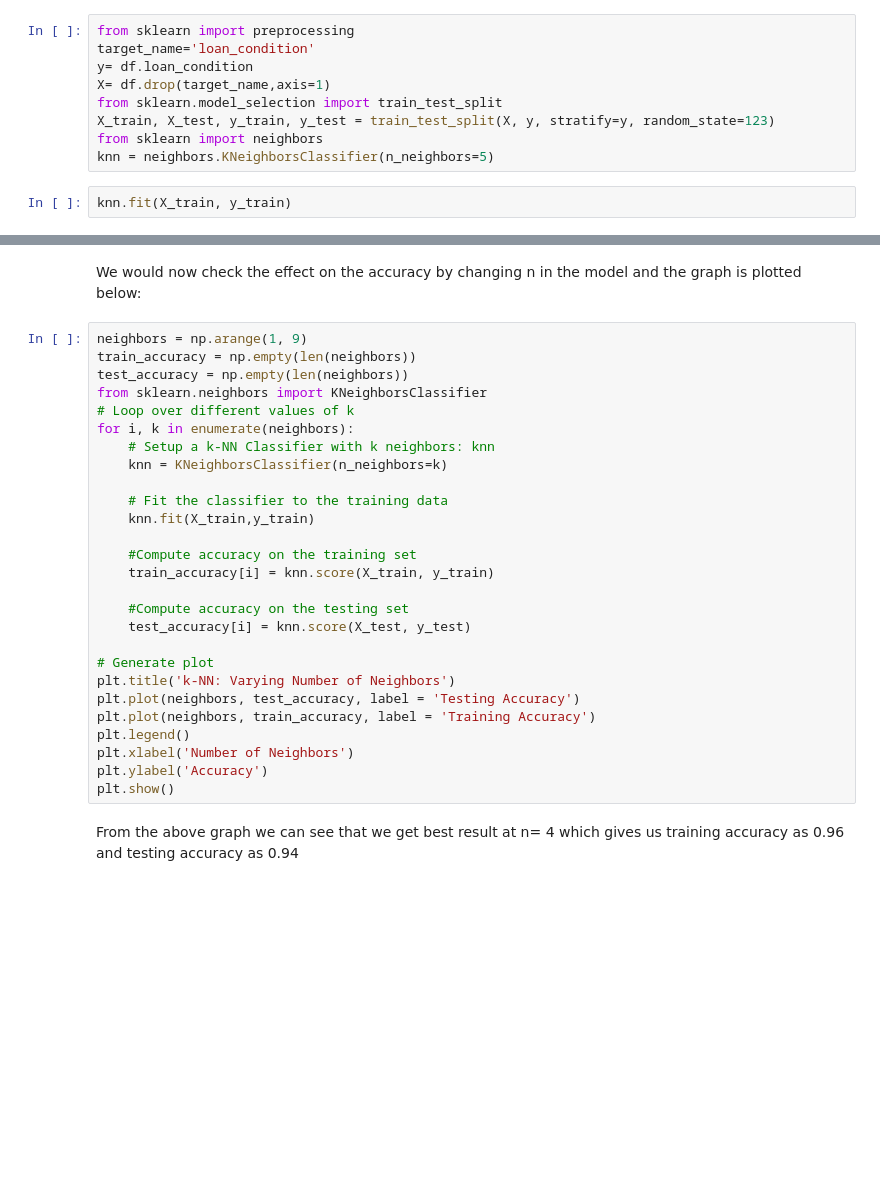
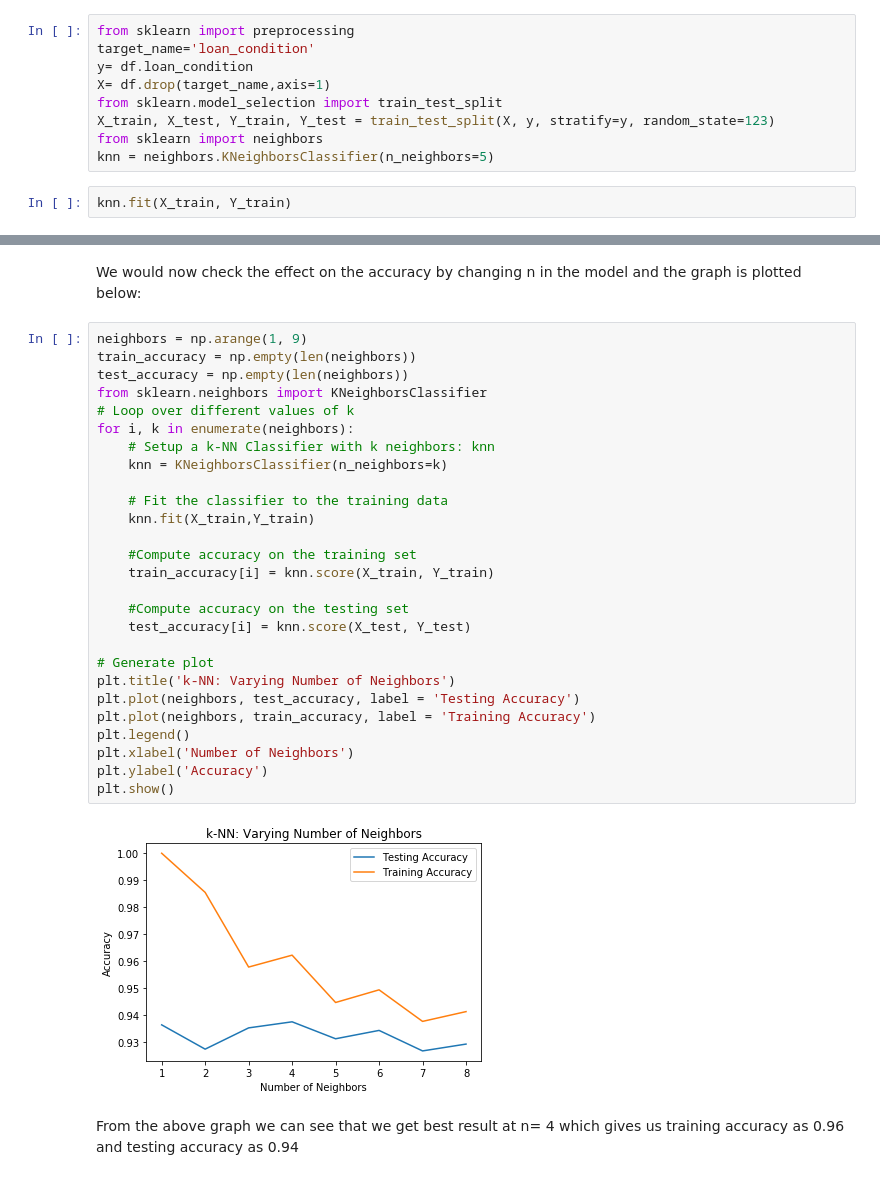
Before and after one commit to nishimishra71/Python, a Jupyter notebook: Capstone_sample.ipynb, the cells around one changed output, grey strips where cells are left out. Cells and saved outputs as stored; diff of their text form; blank space fills up the shorter version.

```diff
--- a/Capstone_sample.ipynb
+++ b/Capstone_sample.ipynb
@@ -364,8 +593,8 @@ target_name='loan_condition'
 y= df.loan_condition
 X= df.drop(target_name,axis=1)
 from sklearn.model_selection import train_test_split
-X_train, X_test, y_train, y_test = train_test_split(X, y, stratify=y, random_state=123)
+X_train, X_test, Y_train, Y_test = train_test_split(X, y, stratify=y, random_state=123)
 from sklearn import neighbors
 knn = neighbors.KNeighborsClassifier(n_neighbors=5)
 # %%
-knn.fit(X_train, y_train)
+knn.fit(X_train, Y_train)
@@ -383,30 +618,32 @@ We would now check the effect on the accuracy by changing n in the model and the
 # %%
 neighbors = np.arange(1, 9)
 train_accuracy = np.empty(len(neighbors))
 test_accuracy = np.empty(len(neighbors))
 from sklearn.neighbors import KNeighborsClassifier
 # Loop over different values of k
 for i, k in enumerate(neighbors):
     # Setup a k-NN Classifier with k neighbors: knn
     knn = KNeighborsClassifier(n_neighbors=k)
 
     # Fit the classifier to the training data
-    knn.fit(X_train,y_train)
+    knn.fit(X_train,Y_train)
 
     #Compute accuracy on the training set
-    train_accuracy[i] = knn.score(X_train, y_train)
+    train_accuracy[i] = knn.score(X_train, Y_train)
 
     #Compute accuracy on the testing set
-    test_accuracy[i] = knn.score(X_test, y_test)
+    test_accuracy[i] = knn.score(X_test, Y_test)
 
 # Generate plot
 plt.title('k-NN: Varying Number of Neighbors')
 plt.plot(neighbors, test_accuracy, label = 'Testing Accuracy')
 plt.plot(neighbors, train_accuracy, label = 'Training Accuracy')
 plt.legend()
 plt.xlabel('Number of Neighbors')
 plt.ylabel('Accuracy')
 plt.show()
+# %% [output]
+[figure, added]
 # %% [markdown]
 From the above graph we can see that we get best result at n= 4 which gives us training accuracy as 0.96 and testing accuracy as 0.94
 # %% [markdown]
```
Also changed, not shown: parts of 72 cells of this notebook.
